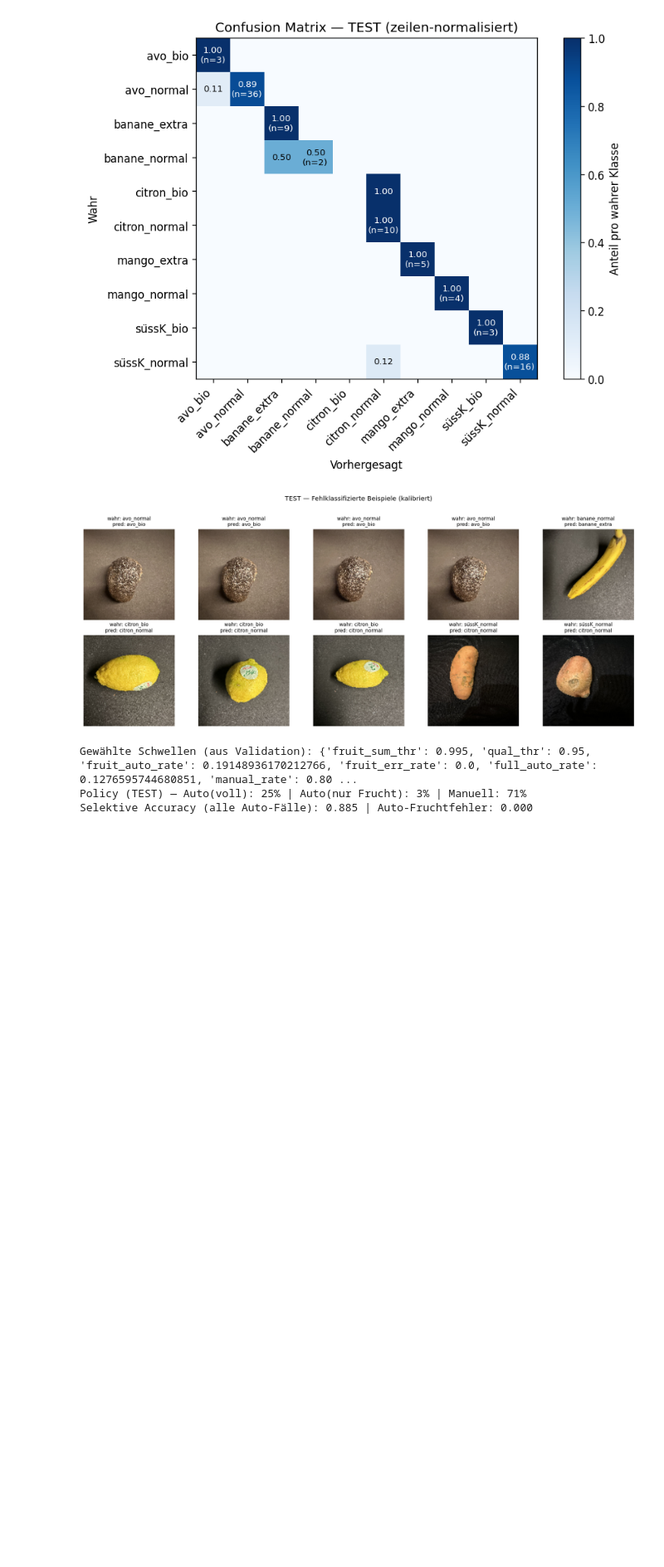
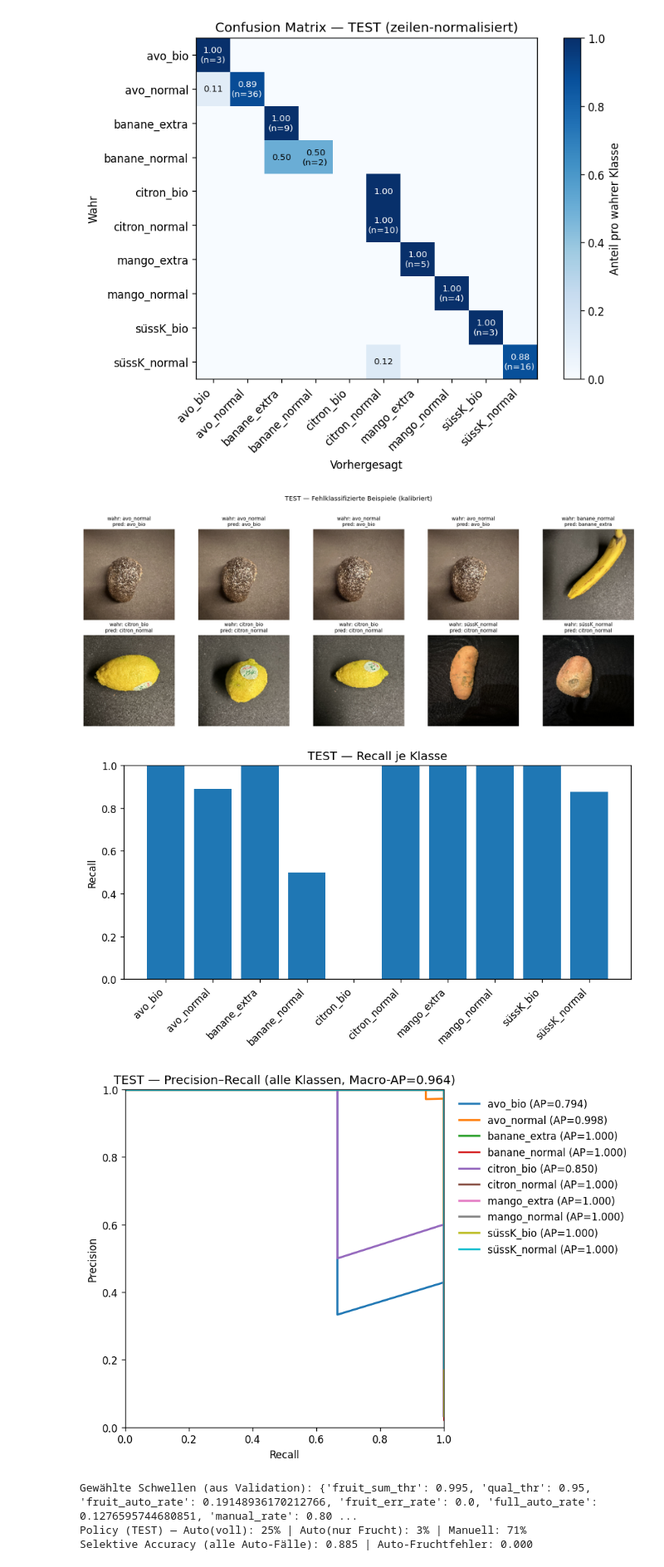
Before and after one commit to SheKJana/first-own-repository, a Jupyter notebook: DSCI HS25/Bildextraktion_alleFrüchteBilder.ipynb, the cells around one changed output. Shown at 83% size. Cells and saved outputs as stored; diff of their text form; code cells hidden in the pictures; blank space fills up the shorter version.

```diff
--- a/DSCI HS25/Bildextraktion_alleFrüchteBilder.ipynb
+++ b/DSCI HS25/Bildextraktion_alleFrüchteBilder.ipynb
@@ -520,6 +623,48 @@ else:
     print("TEST: keine Fehlklassifikationen gefunden.")
 # %% [output]
 [figure]
+# %%
+# Block 9B — TEST: Recall je Klasse + Precision–Recall-Kurven für ALLE Klassen
+import numpy as np, matplotlib.pyplot as plt
+from sklearn.metrics import confusion_matrix, precision_recall_curve, auc
+
+# Vorhersagen (kalibriert)
+try:
+    y_true_t, y_prob_t  # bereits vorhanden?
+except NameError:
+    y_true_t = np.concatenate([y.numpy() for _, y in test_ds], 0)
+    y_logits_t = model.predict(test_ds, verbose=0)
+    y_prob_t   = apply_T(y_logits_t, T)
+y_pred_t = y_prob_t.argmax(axis=1)
+
+# Recall je Klasse (Balken)
+cm_t = confusion_matrix(y_true_t, y_pred_t, labels=np.arange(len(class_names)))
+support_t = cm_t.sum(axis=1).clip(min=1)
+recall_t = (cm_t.diagonal() / support_t).astype(float)
+
+plt.figure(figsize=(8,4.5))
+plt.bar(range(len(class_names)), recall_t)
+plt.xticks(range(len(class_names)), class_names, rotation=45, ha='right')
+plt.ylim(0,1); plt.ylabel('Recall'); plt.title('TEST — Recall je Klasse')
+plt.tight_layout(); plt.show()
+
+# Precision–Recall für ALLE Klassen (+ Macro-AP)
+y_true_oh_t = np.eye(len(class_names))[y_true_t]
+plt.figure(figsize=(7.8,5.6))
+ap_list_t = []
+for i in range(len(class_names)):
+    p, r, _ = precision_recall_curve(y_true_oh_t[:, i], y_prob_t[:, i])
+    ap = auc(r, p) if len(r) > 1 else 0.0
+    ap_list_t.append(ap)
+    plt.plot(r, p, linewidth=2, label=f"{class_names[i]} (AP={ap:.3f})")
+macro_ap_t = float(np.mean(ap_list_t)) if ap_list_t else 0.0
+plt.xlabel("Recall"); plt.ylabel("Precision")
+plt.title(f"TEST — Precision–Recall (alle Klassen, Macro-AP={macro_ap_t:.3f})")
+plt.legend(bbox_to_anchor=(1.02,1), loc="upper left", frameon=False, ncol=1)
+plt.xlim(0,1); plt.ylim(0,1); plt.tight_layout(); plt.show()
+# %% [output]
+[figure, added]
+[figure, added]
 # %%
 # Block 10 — Schwellen festlegen (Validation) und fair auf Test berichten
 def fruit_probs(probs_fine, groups_dict):
```
Also changed, not shown: parts of 2 cells of this notebook.
